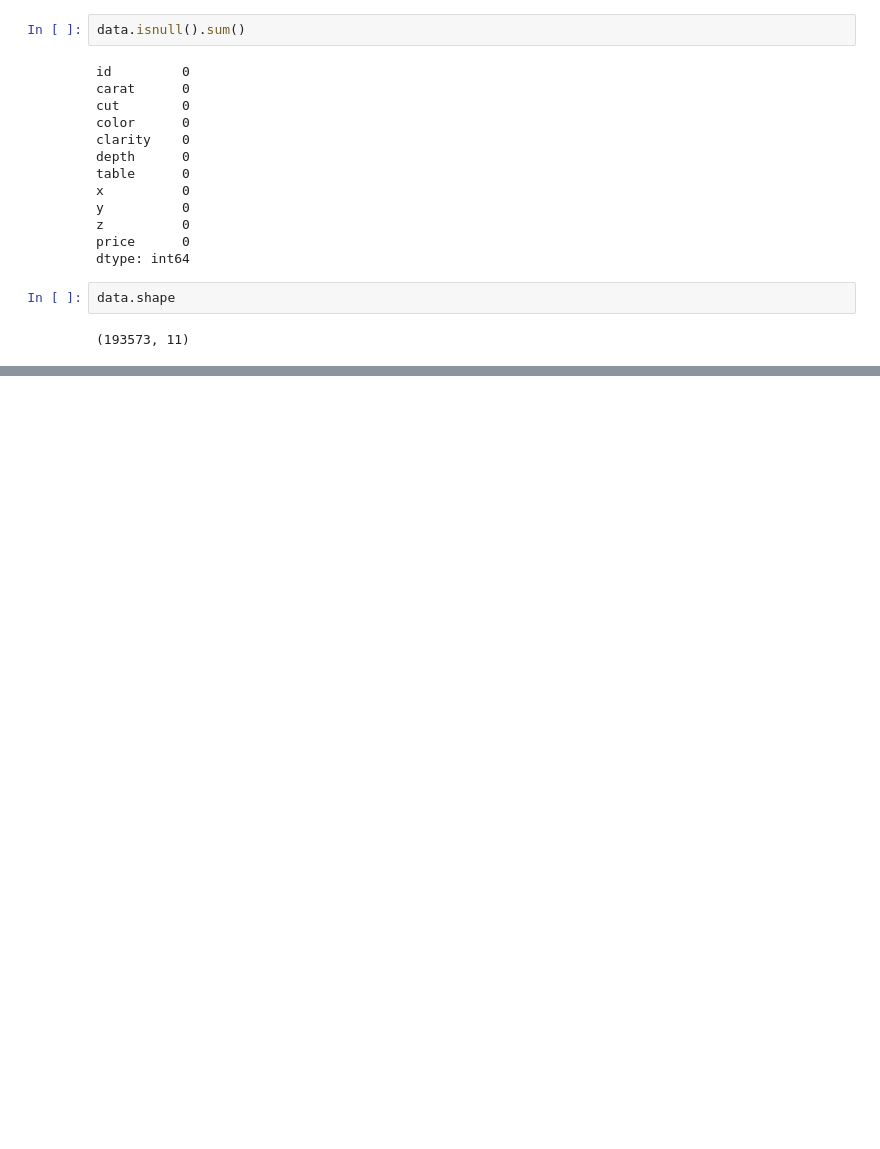
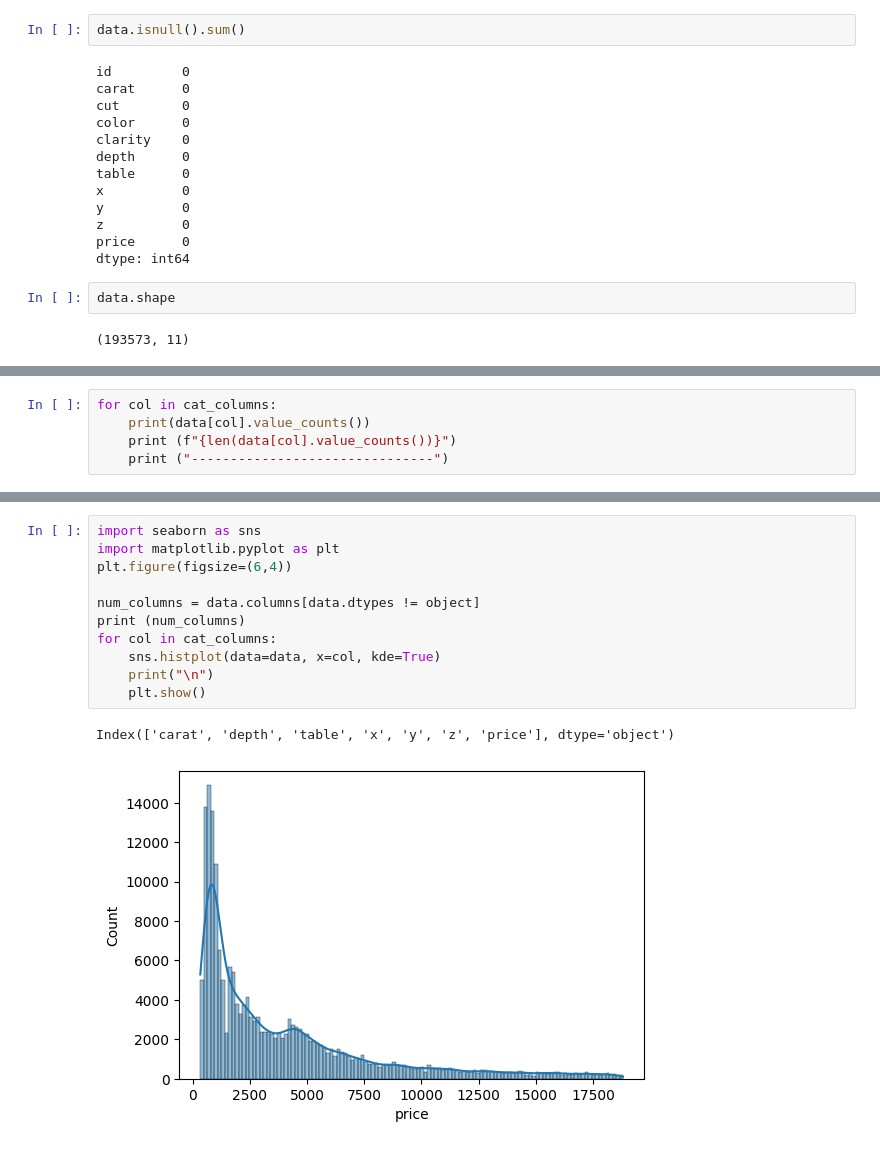
Before and after one commit to RockyLuvis/MLOps, a Jupyter notebook: experiment/experiments.ipynb, the cells around one changed output, grey strips where cells are left out. Drawn from its saved outputs; the diff is of its cells as text; blank space fills up the shorter version.

```diff
--- a/experiment/experiments.ipynb
+++ b/experiment/experiments.ipynb
@@ -94,0 +98,5 @@ data[cat_columns]
+# %%
+for col in cat_columns:
+    print(data[col].value_counts())
+    print (f"{len(data[col].value_counts())}")
+    print ("-------------------------------")
@@ -94,0 +119,14 @@ data[cat_columns]
+# %%
+import seaborn as sns
+import matplotlib.pyplot as plt
+plt.figure(figsize=(6,4))
+
+num_columns = data.columns[data.dtypes != object]
+print (num_columns)
+for col in cat_columns:
+    sns.histplot(data=data, x=col, kde=True)
+    print("\n")
+    plt.show()
+# %% [output]
+Index(['carat', 'depth', 'table', 'x', 'y', 'z', 'price'], dtype='object')
+[figure, added]
```
Also changed, not shown: parts of 12 cells of this notebook.
